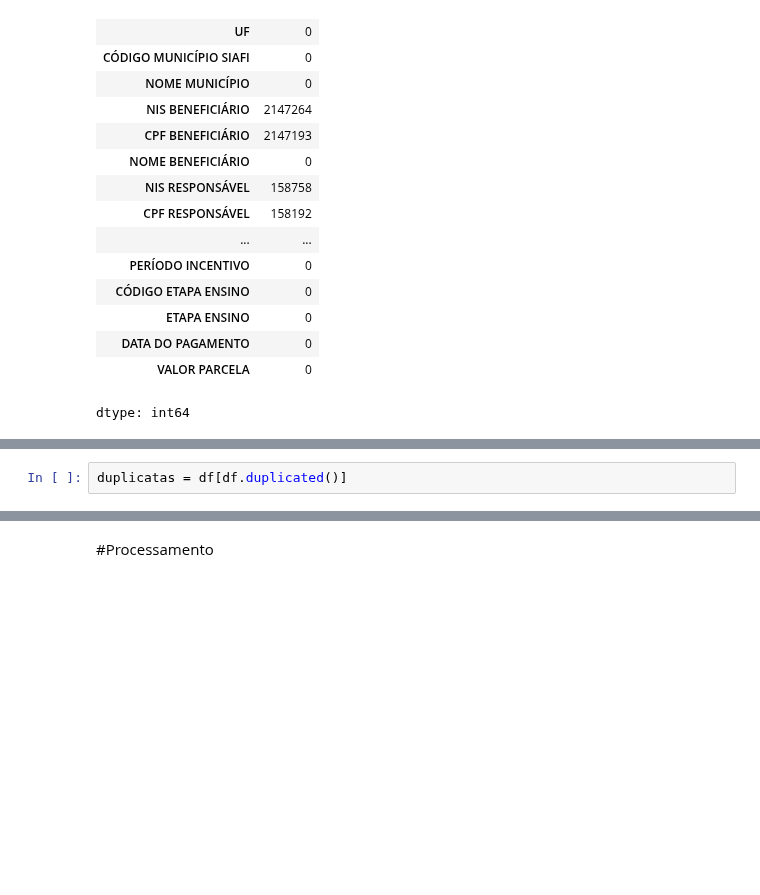
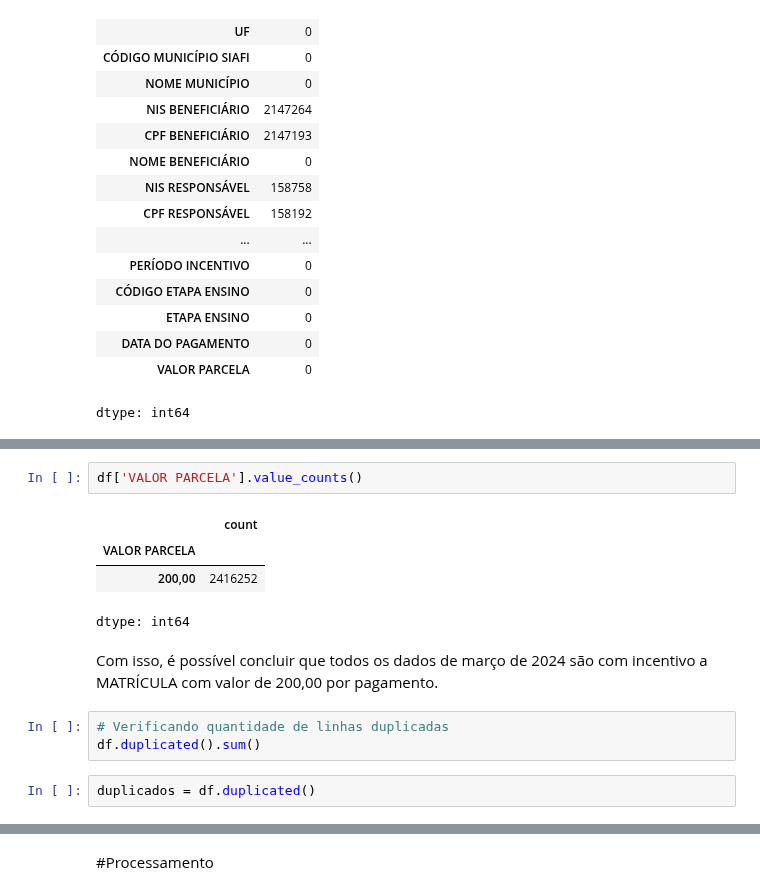
Before and after one commit to lucas-estanislau/pe-de-meia, a Jupyter notebook: pe_de_meia.ipynb, the cells around one changed output, grey strips where cells are left out. Drawn from its saved outputs; the diff is of its cells as text; blank space fills up the shorter version.

```diff
--- a/pe_de_meia.ipynb
+++ b/pe_de_meia.ipynb
@@ -62,2 +85,14 @@ dtype: int64
+# %%
+df['VALOR PARCELA'].value_counts()
+# %% [output]
+|  | count |
+| VALOR PARCELA |  |
+| 200,00 | 2416252 |
+dtype: int64
+# %% [markdown]
+Com isso, é possível concluir que todos os dados de março de 2024 são com incentivo a MATRÍCULA com valor de 200,00 por pagamento.
+# %%
+# Verificando quantidade de linhas duplicadas
+df.duplicated().sum()
 # %%
-duplicatas = df[df.duplicated()]
+duplicados = df.duplicated()
```
Also changed, not shown: parts of 8 cells of this notebook.
